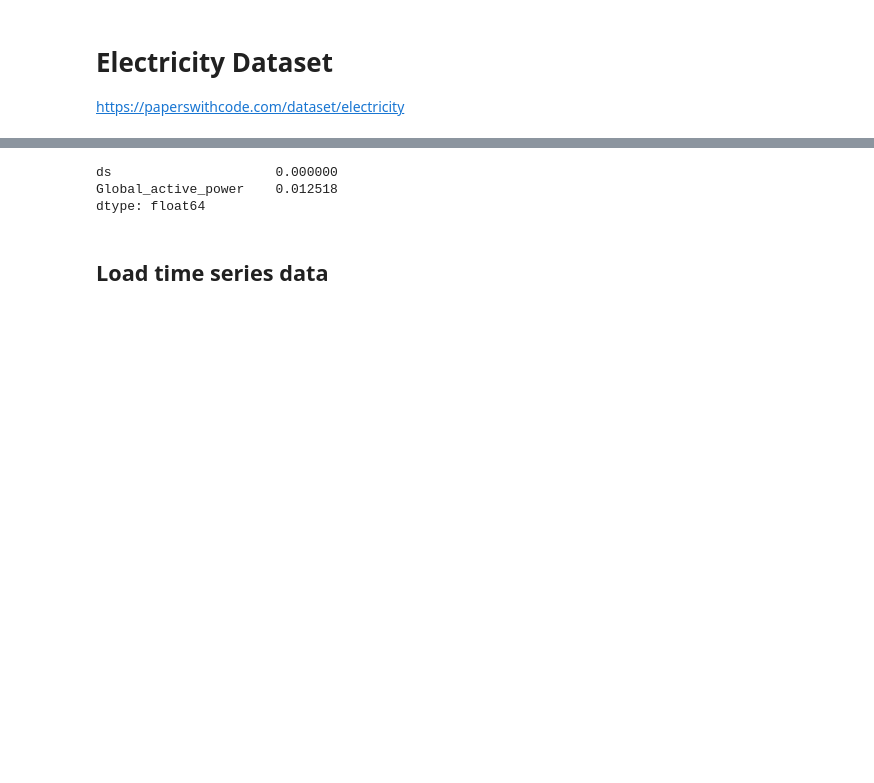
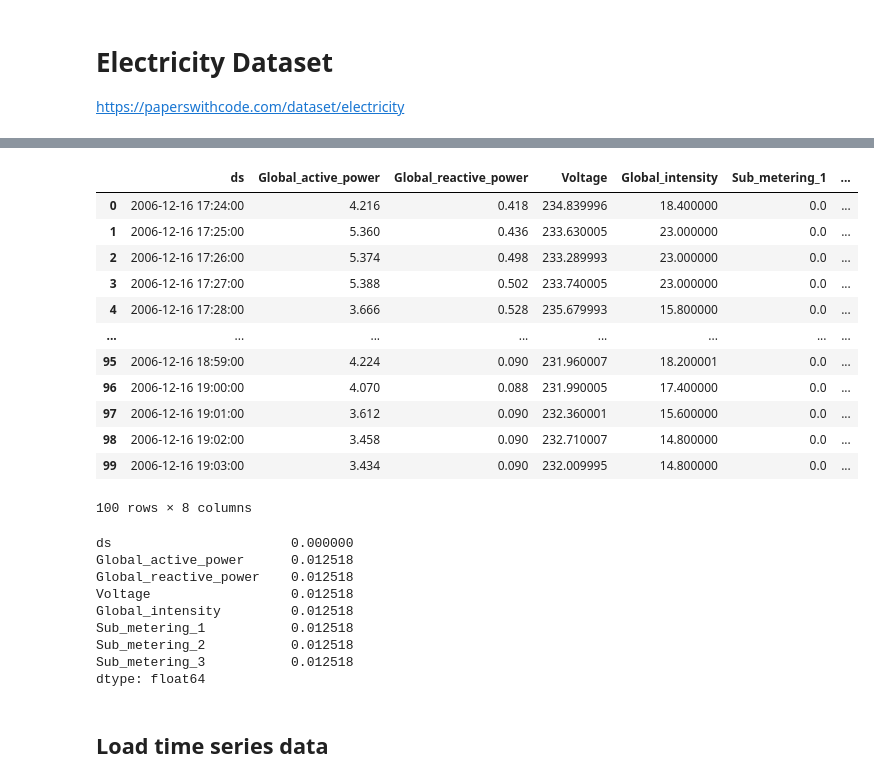
Before and after one commit to kosmydel/stock-timeseries-prediction, a Jupyter notebook: electricity.ipynb, the cells around one changed output, grey strips where cells are left out. Cells and saved outputs as stored; diff of their text form; code cells hidden in the pictures; blank space fills up the shorter version.

```diff
--- a/electricity.ipynb
+++ b/electricity.ipynb
@@ -35,8 +35,3 @@ def plot_forecast(series, forecast, title):
     plt.show()
 # %%
 df = pd.read_csv('data/household_power_consumption.txt', sep=';', parse_dates={'ds': ['Date', 'Time']})
-df = df[['ds', 'Global_active_power']]
-# %%
-df['Global_active_power'] = pd.to_numeric(df['Global_active_power'], errors='coerce')
-
-df.head(100)
@@ -57,9 +47,39 @@ df.head(100)
+# %%
+df['Global_active_power'] = pd.to_numeric(df['Global_active_power'], errors='coerce').astype(np.float32)
+df['Global_reactive_power'] = pd.to_numeric(df['Global_reactive_power'], errors='coerce').astype(np.float32)
+df['Voltage'] = pd.to_numeric(df['Voltage'], errors='coerce').astype(np.float32)
+df['Global_intensity'] = pd.to_numeric(df['Global_intensity'], errors='coerce').astype(np.float32)
+df['Sub_metering_1'] = pd.to_numeric(df['Sub_metering_1'], errors='coerce').astype(np.float32)
+df['Sub_metering_2'] = pd.to_numeric(df['Sub_metering_2'], errors='coerce').astype(np.float32)
+df['Sub_metering_3'] = pd.to_numeric(df['Sub_metering_3'], errors='coerce').astype(np.float32)
+
+df.head(100)
+# %% [output]
+|  | ds | Global_active_power | Global_reactive_power | Voltage | Global_intensity | Sub_metering_1 | ... |
+| 0 | 2006-12-16 17:24:00 | 4.216 | 0.418 | 234.839996 | 18.400000 | 0.0 | ... |
+| 1 | 2006-12-16 17:25:00 | 5.360 | 0.436 | 233.630005 | 23.000000 | 0.0 | ... |
+| 2 | 2006-12-16 17:26:00 | 5.374 | 0.498 | 233.289993 | 23.000000 | 0.0 | ... |
+| 3 | 2006-12-16 17:27:00 | 5.388 | 0.502 | 233.740005 | 23.000000 | 0.0 | ... |
+| 4 | 2006-12-16 17:28:00 | 3.666 | 0.528 | 235.679993 | 15.800000 | 0.0 | ... |
+| ... | ... | ... | ... | ... | ... | ... | ... |
+| 95 | 2006-12-16 18:59:00 | 4.224 | 0.090 | 231.960007 | 18.200001 | 0.0 | ... |
+| 96 | 2006-12-16 19:00:00 | 4.070 | 0.088 | 231.990005 | 17.400000 | 0.0 | ... |
+| 97 | 2006-12-16 19:01:00 | 3.612 | 0.090 | 232.360001 | 15.600000 | 0.0 | ... |
+| 98 | 2006-12-16 19:02:00 | 3.458 | 0.090 | 232.710007 | 14.800000 | 0.0 | ... |
+| 99 | 2006-12-16 19:03:00 | 3.434 | 0.090 | 232.009995 | 14.800000 | 0.0 | ... |
+100 rows × 8 columns
 # %%
 # count NA values
 df.isna().sum() / len(df)
 # %% [output]
-ds                     0.000000
-Global_active_power    0.012518
+ds                       0.000000
+Global_active_power      0.012518
+Global_reactive_power    0.012518
+Voltage                  0.012518
+Global_intensity         0.012518
+Sub_metering_1           0.012518
+Sub_metering_2           0.012518
+Sub_metering_3           0.012518
 dtype: float64
 # %%
 # fill NA values with the previous value
```
Also changed, not shown: parts of 21 cells of this notebook, 1 other file.
